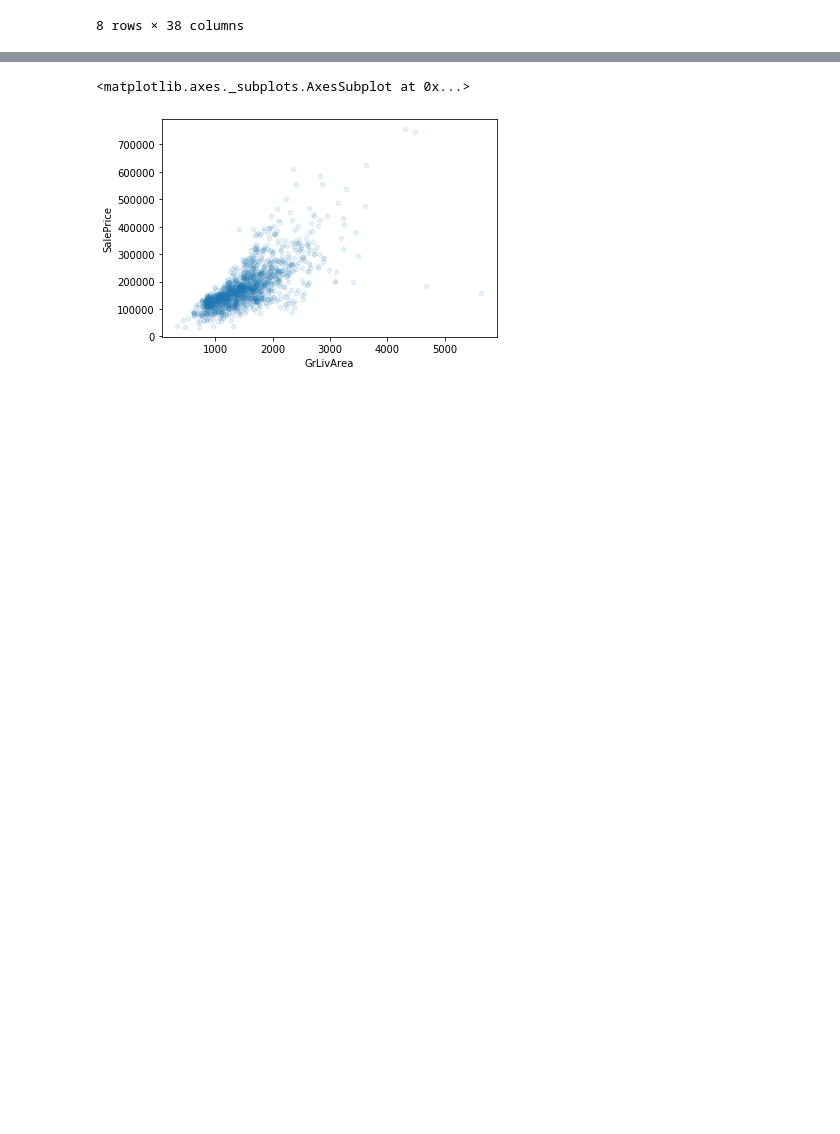
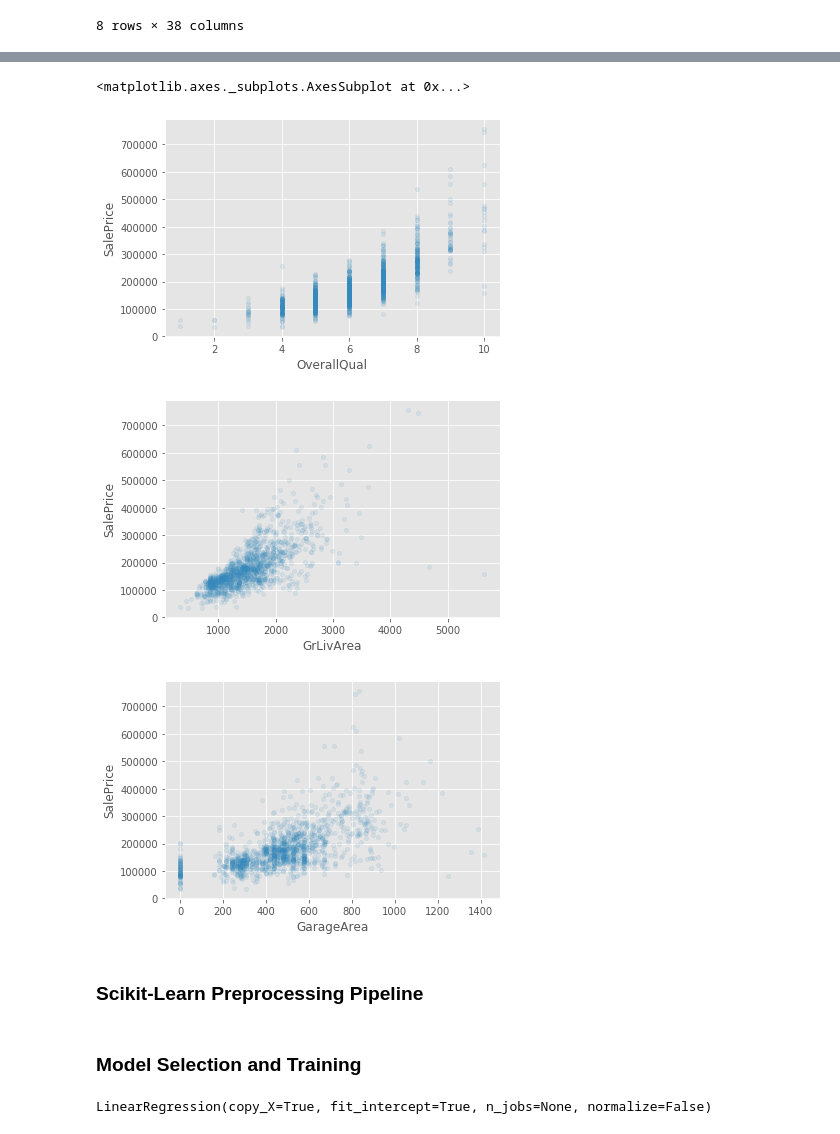
Before and after one commit to harryb0905/MachineLearningHolyGrail, a Jupyter notebook: projects/house-prices/House Prices - Advanced Regression Techniques.ipynb, the cells around one changed output, grey strips where cells are left out. Saved outputs shown, nothing was run; the diff lists cells and outputs as text; code cells hidden in the pictures; blank space fills up the shorter version.

Commit message:
Worked on housing-prices project

```diff
--- a/projects/house-prices/House Prices - Advanced Regression Techniques.ipynb
+++ b/projects/house-prices/House Prices - Advanced Regression Techniques.ipynb
@@ -8,12 +8,7 @@ from pandas.plotting import scatter_matrix
 import numpy as np
 %matplotlib inline
 import matplotlib.pyplot as plt
-from sklearn.impute import SimpleImputer
-from sklearn.preprocessing import OneHotEncoder, StandardScaler
-from sklearn.pipeline import Pipeline
-from sklearn.compose import ColumnTransformer
-from sklearn.linear_model import LinearRegression
-from sklearn.metrics import mean_squared_error
+plt.style.use('ggplot')
 # %%
 # Load the data
 def load_data(filepath):
@@ -121,9 +119,15 @@ plt.show()
 # %%
-# View most promising attribute in more detail
+# View most promising attributes in more detail
+train_df.plot(kind='scatter', x='OverallQual', y='SalePrice', alpha=0.1)
 train_df.plot(kind='scatter', x='GrLivArea', y='SalePrice', alpha=0.1)
+train_df.plot(kind='scatter', x='GarageArea', y='SalePrice', alpha=0.1)
 # %% [output]
 <matplotlib.axes._subplots.AxesSubplot at 0x...>
-[figure, old version]
+[figure, new version]
+[figure, added]
+[figure, added]
+# %% [markdown]
+### Scikit-Learn Preprocessing Pipeline
 # %%
 # Keep labels separate from rest of training data
 train_df_data = train_df.drop('SalePrice', axis=1)
@@ -130,0 +165,10 @@ train_df_labels = train_df['SalePrice'].copy()
+# %% [markdown]
+### Model Selection and Training
+# %%
+from sklearn.linear_model import LinearRegression
+
+# Fit linear regression model
+lin_reg = LinearRegression()
+lin_reg.fit(train_df_prepared, train_df_labels)
+# %% [output]
+LinearRegression(copy_X=True, fit_intercept=True, n_jobs=None, normalize=False)
```
Also changed, not shown: parts of 46 cells of this notebook, 2 other files.
